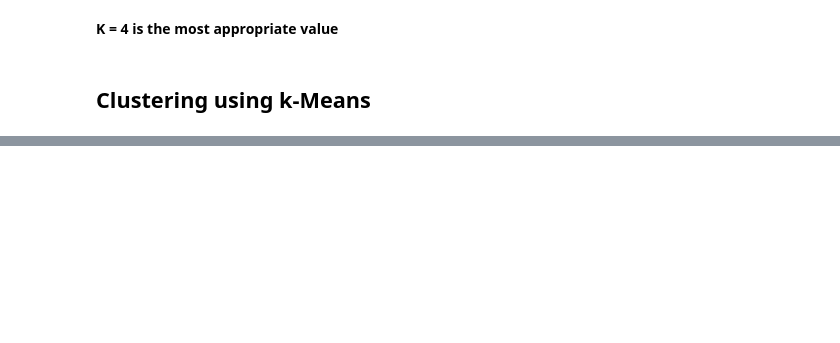
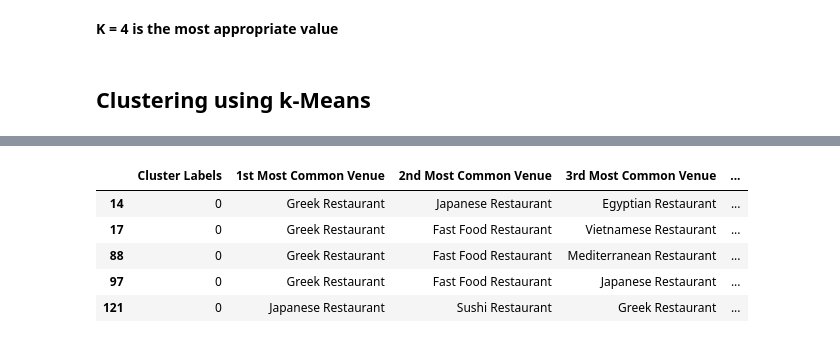
Before and after one commit to agprasanna/Coursera_Capstone, a Jupyter notebook: Opening_an_Indian_Restaurant_in_Toronto.ipynb, the cells around one changed output, grey strips where cells are left out. Saved outputs shown, nothing was run; the diff lists cells and outputs as text; code cells hidden in the pictures; blank space fills up the shorter version.

```diff
--- a/Opening_an_Indian_Restaurant_in_Toronto.ipynb
+++ b/Opening_an_Indian_Restaurant_in_Toronto.ipynb
@@ -678,0 +640,15 @@ Toronto_Clstered
+# %%
+ClusterResults=[]
+
+for clusterNumber in range(Best_K_Value):
+  ClusterResults.append(Toronto_clustered.loc[Toronto_clustered['Cluster Labels'] == clusterNumber, Toronto_clustered.columns[1:6]])
+  #ClusterResults[clusterNumber] = ClusterX
+# %%
+ClusterResults[0]
+# %% [output]
+|  | Cluster Labels | 1st Most Common Venue | 2nd Most Common Venue | 3rd Most Common Venue | ... |
+| 14 | 0 | Greek Restaurant | Japanese Restaurant | Egyptian Restaurant | ... |
+| 17 | 0 | Greek Restaurant | Fast Food Restaurant | Vietnamese Restaurant | ... |
+| 88 | 0 | Greek Restaurant | Fast Food Restaurant | Mediterranean Restaurant | ... |
+| 97 | 0 | Greek Restaurant | Fast Food Restaurant | Japanese Restaurant | ... |
+| 121 | 0 | Japanese Restaurant | Sushi Restaurant | Greek Restaurant | ... |
```
Also changed, not shown: parts of 26 cells of this notebook.
